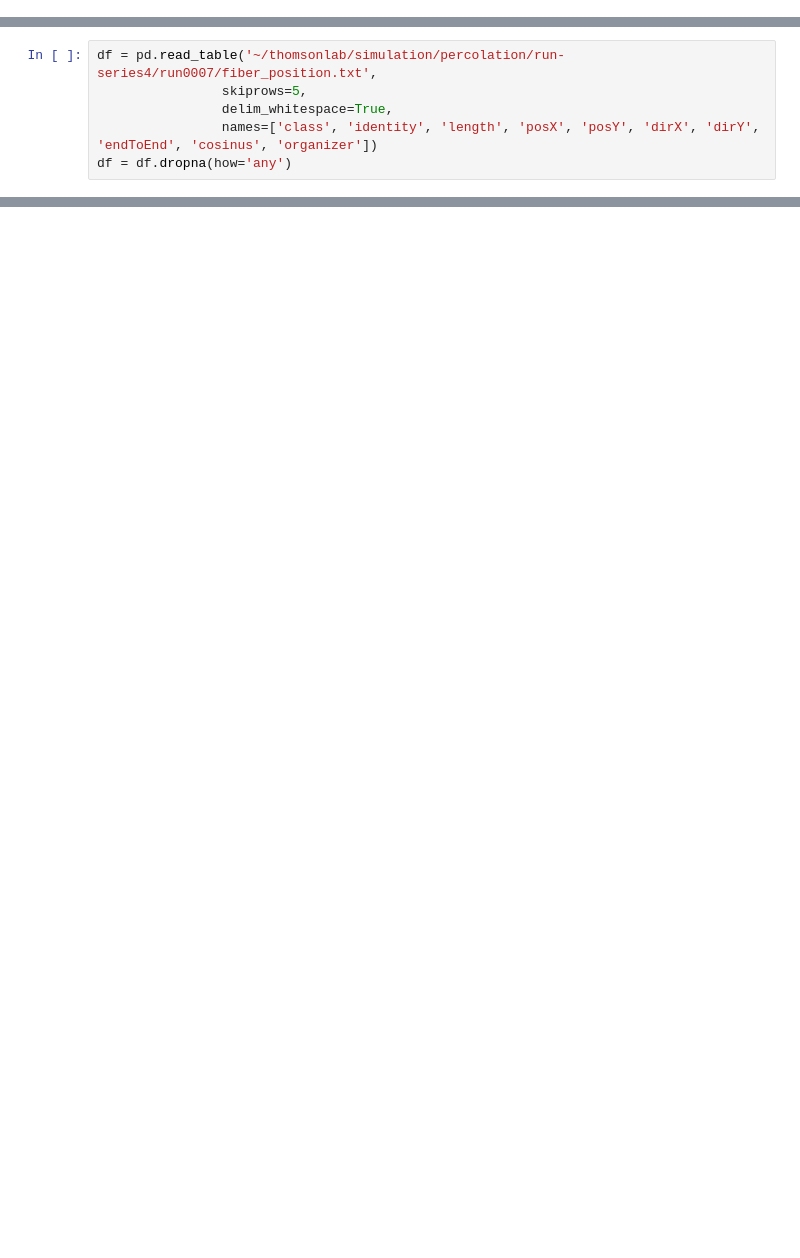
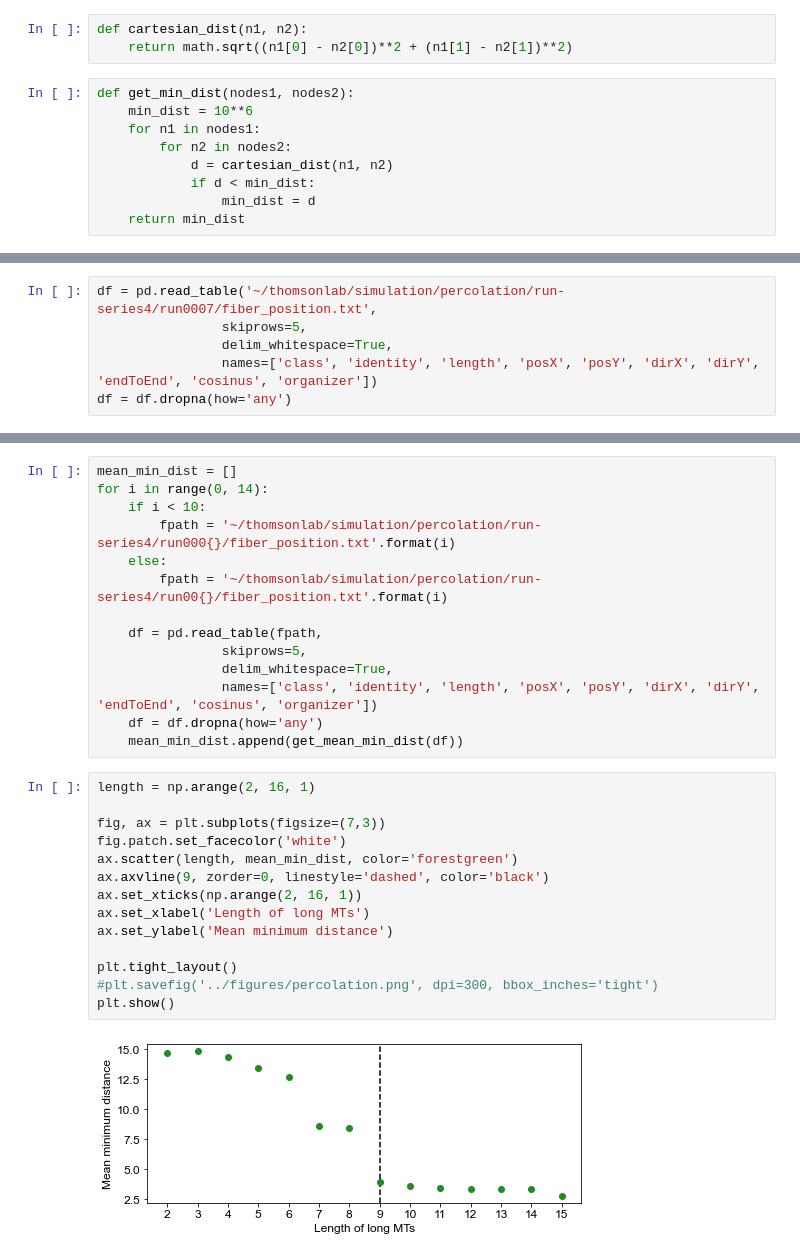
Before and after one commit to shichenliu97/active-matters-programmed-phase-transition, a Jupyter notebook: percolation/mean_min_dist.ipynb, the cells around one changed output, grey strips where cells are left out. Cells and saved outputs as stored; diff of their text form; blank space fills up the shorter version.

```diff
--- a/percolation/mean_min_dist.ipynb
+++ b/percolation/mean_min_dist.ipynb
@@ -13,0 +39,12 @@ plt.rcParams['font.sans-serif'] = "Arial"
+# %%
+def cartesian_dist(n1, n2):
+    return math.sqrt((n1[0] - n2[0])**2 + (n1[1] - n2[1])**2)
+# %%
+def get_min_dist(nodes1, nodes2):
+    min_dist = 10**6
+    for n1 in nodes1:
+        for n2 in nodes2:
+            d = cartesian_dist(n1, n2)
+            if d < min_dist:
+                min_dist = d
+    return min_dist
@@ -87,0 +126,30 @@ def segment_microtubule(row):
+# %%
+mean_min_dist = []
+for i in range(0, 14):
+    if i < 10:
+        fpath = '~/thomsonlab/simulation/percolation/run-series4/run000{}/fiber_position.txt'.format(i)
+    else:
+        fpath = '~/thomsonlab/simulation/percolation/run-series4/run00{}/fiber_position.txt'.format(i)
+
+    df = pd.read_table(fpath,
+                skiprows=5,
+                delim_whitespace=True,
+                names=['class', 'identity', 'length', 'posX', 'posY', 'dirX', 'dirY', 'endToEnd', 'cosinus', 'organizer'])
+    df = df.dropna(how='any')
+    mean_min_dist.append(get_mean_min_dist(df))
+# %%
+length = np.arange(2, 16, 1)
+
+fig, ax = plt.subplots(figsize=(7,3))
+fig.patch.set_facecolor('white')
+ax.scatter(length, mean_min_dist, color='forestgreen')
+ax.axvline(9, zorder=0, linestyle='dashed', color='black')
+ax.set_xticks(np.arange(2, 16, 1))
+ax.set_xlabel('Length of long MTs')
+ax.set_ylabel('Mean minimum distance')
+
+plt.tight_layout()
+#plt.savefig('../figures/percolation.png', dpi=300, bbox_inches='tight')
+plt.show()
+# %% [output]
+[figure, added]
```
Also changed, not shown: parts of 15 cells of this notebook.
